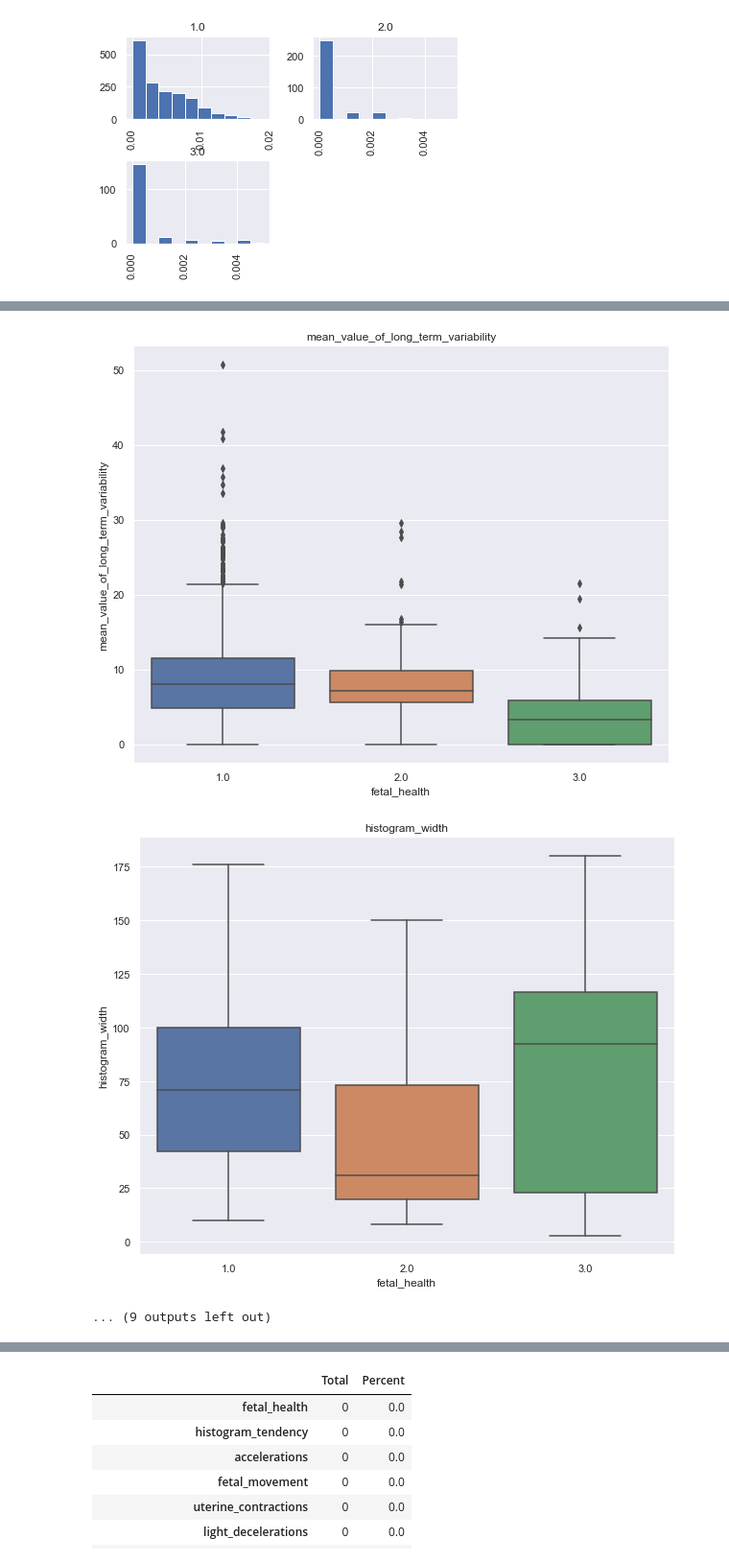
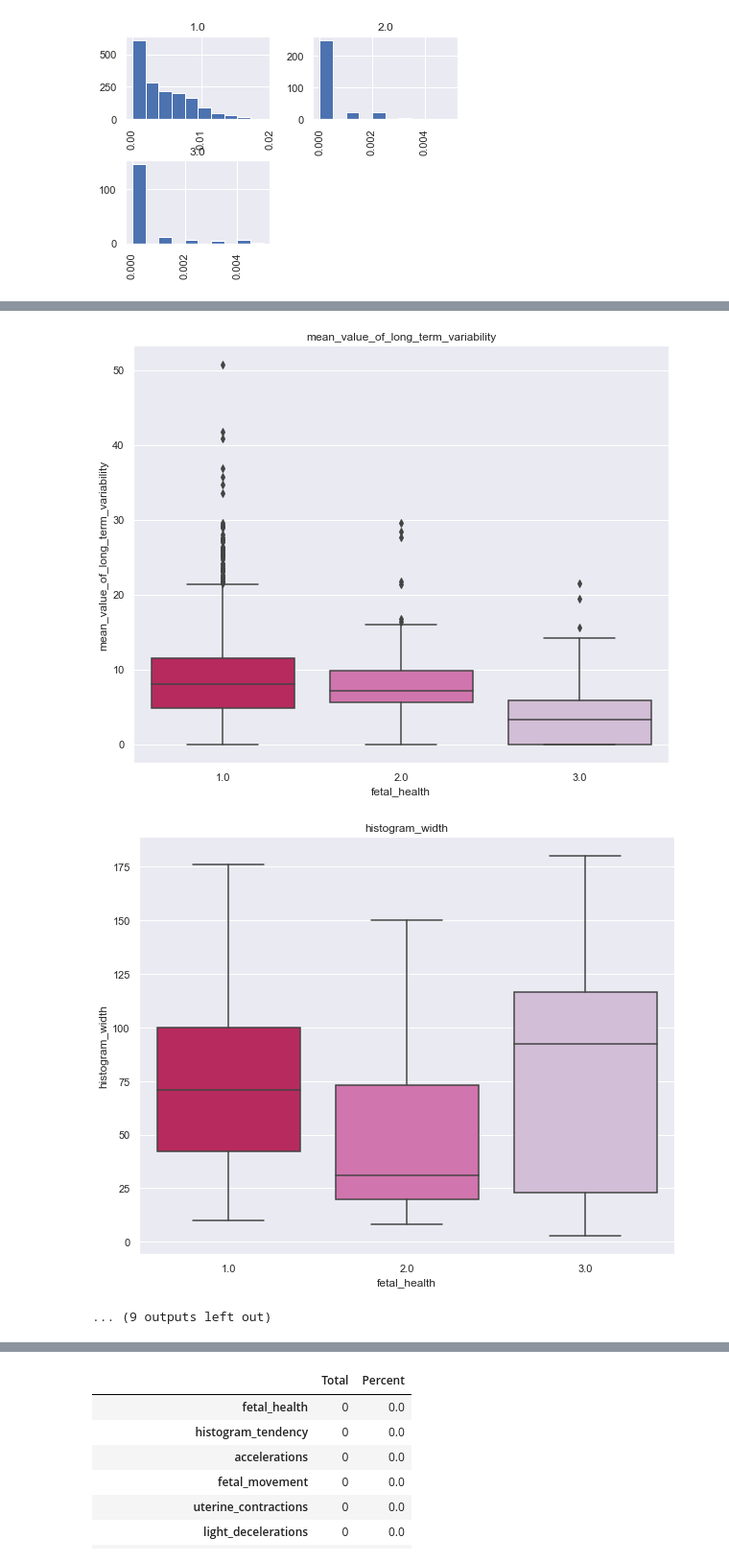
Before and after one commit to kimberashman/fetal-health, a Jupyter notebook: notebooks/1.0-initial-data-exploration.ipynb, the cells around one changed output, grey strips where cells are left out. Shown at 96% size. Drawn from its saved outputs; the diff is of its cells as text; code cells hidden in the pictures.

```diff
--- a/notebooks/1.0-initial-data-exploration.ipynb
+++ b/notebooks/1.0-initial-data-exploration.ipynb
@@ -179,0 +174,3 @@ cat_summary(df_train, "fetal_health", True)
+# %%
+colors = 'PuRd_r'
+cat_summary(df_train, "fetal_health", True)
@@ -357,5 +353,0 @@ uterine contractions
-# %%
-#scatterplot
-sns.set()
-sns.pairplot(df_reduce[num_cols_reduce])
-plt.show();
@@ -366,7 +376,7 @@ for col in df_train.columns:
     if col != 'fetal_health':
         plt.figure(figsize=(10,8))
         plt.title(col)
-        sns.boxplot(x = 'fetal_health',y = col,data = df_train)
+        sns.boxplot(x = 'fetal_health',y = col,data = df_train,palette =colors)
         plt.show()
     else:
         pass
@@ -384,3 +394,3 @@ for col in df_train.columns:
-[figure, old version]
+[figure, new version]
-[figure, old version]
+[figure, new version]
 ... (9 outputs left out)
```
Also changed, not shown: parts of 12 cells of this notebook, 19 other files.
